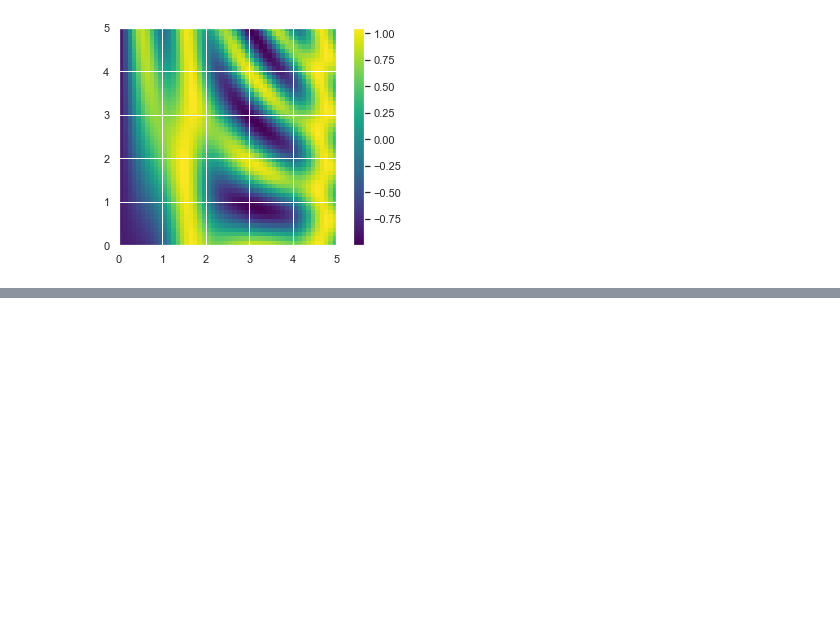
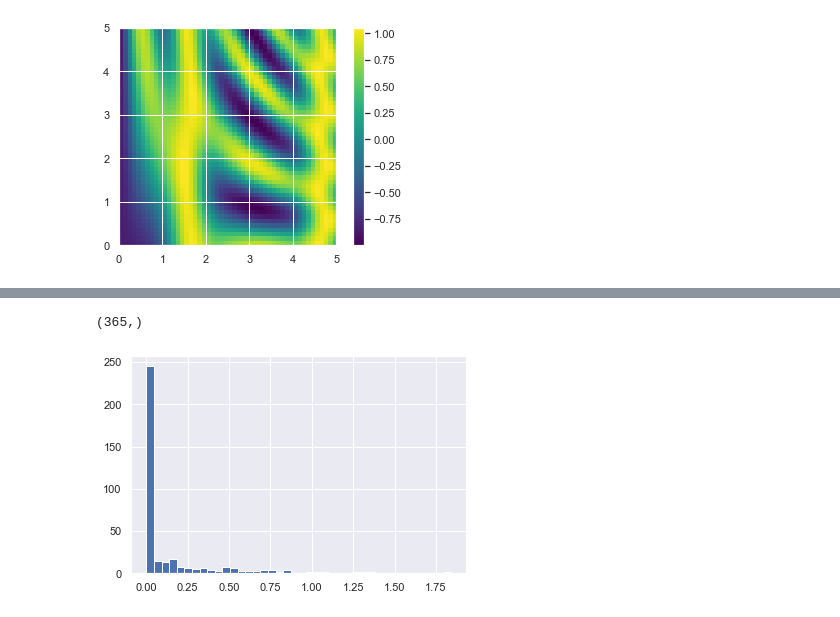
Before and after one commit to duzhewang/ProgrammingNotes, a Jupyter notebook: Python/PythonDShandbook/Chap02_NumPy.ipynb, the cells around one changed output, grey strips where cells are left out. Cells and saved outputs as stored; diff of their text form; code cells hidden in the pictures; blank space fills up the shorter version.

```diff
--- a/Python/PythonDShandbook/Chap02_NumPy.ipynb
+++ b/Python/PythonDShandbook/Chap02_NumPy.ipynb
@@ -1317,0 +1336,2 @@ plt.colorbar();
+# %%
+Seattle2014=pd.read_csv("Seattle2014.csv")
@@ -1317,0 +1354,8 @@ plt.colorbar();
+# %%
+rainfall=Seattle2014["PRCP"].values
+# %%
+inches=rainfall/254.0
+# %%
+inches.shape # the array contains 365 values, giving daily rainfall in inches
+# %% [output]
+(365,)
@@ -1317,0 +1366,4 @@ plt.colorbar();
+# %%
+plt.hist(inches, 40);
+# %% [output]
+[figure, added]
```
Also changed, not shown: parts of 137 cells of this notebook.
